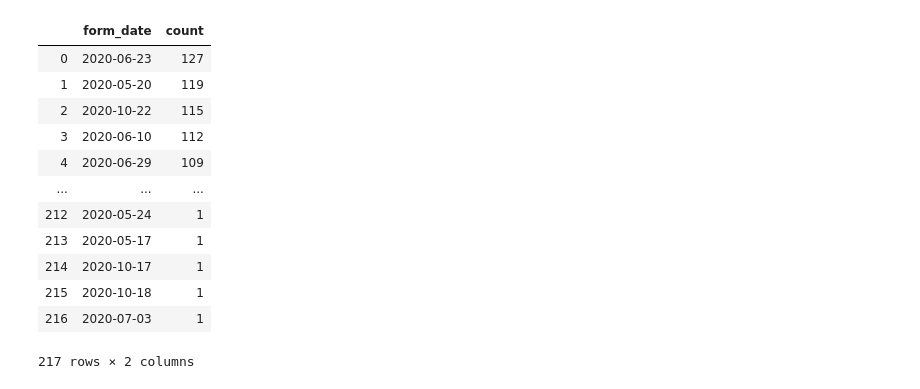
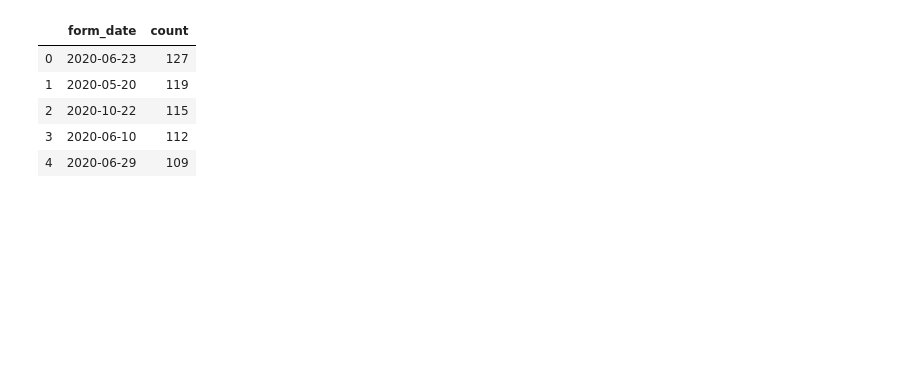
Before and after one commit to ajcoates/work_files, a Jupyter notebook: projection_widget.ipynb, the cells around one changed output. Saved outputs shown, nothing was run; the diff lists cells and outputs as text; code cells hidden in the pictures; blank space fills up the shorter version.

```diff
--- a/projection_widget.ipynb
+++ b/projection_widget.ipynb
@@ -3,6 +3,7 @@ import pandas as pd
 import numpy as np
 from sklearn.linear_model import LinearRegression
 data = pd.read_csv('102320_duplicates.csv')
+pd.set_option('display.max_rows', None)
 # %%
 # Sets Form Date to datetime format; "Can only use .dt accessor
 # with datetimelike values" (that's why form_date needs to be converted
@@ -15,26 +16,22 @@ count = data.groupby(['form_date']).size().sort_values(ascending=False)
 # %%
 # Casts count to a dataframe
 count = pd.DataFrame(data = count)
 # Resets index
 count.reset_index(inplace=True)
 # Renames "0" column
 count = count.rename(columns = {0: "count"})
 
-count
+count['count'] = count['count'].fillna(0)
+
+
+count.head()
 # %% [output]
 |  | form_date | count |
 | 0 | 2020-06-23 | 127 |
 | 1 | 2020-05-20 | 119 |
 | 2 | 2020-10-22 | 115 |
 | 3 | 2020-06-10 | 112 |
 | 4 | 2020-06-29 | 109 |
-| ... | ... | ... |
-| 212 | 2020-05-24 | 1 |
-| 213 | 2020-05-17 | 1 |
-| 214 | 2020-10-17 | 1 |
-| 215 | 2020-10-18 | 1 |
-| 216 | 2020-07-03 | 1 |
-217 rows × 2 columns
 # %%
 # creates variable "rev"; sum of gross amount by form date and filtered by "stage" == "Closed - Won"
 rev = data[data['stage'] == 'Closed - Won'].groupby('form_date')['gross_amount'].sum()
```
Also changed, not shown: parts of 12 cells of this notebook.
